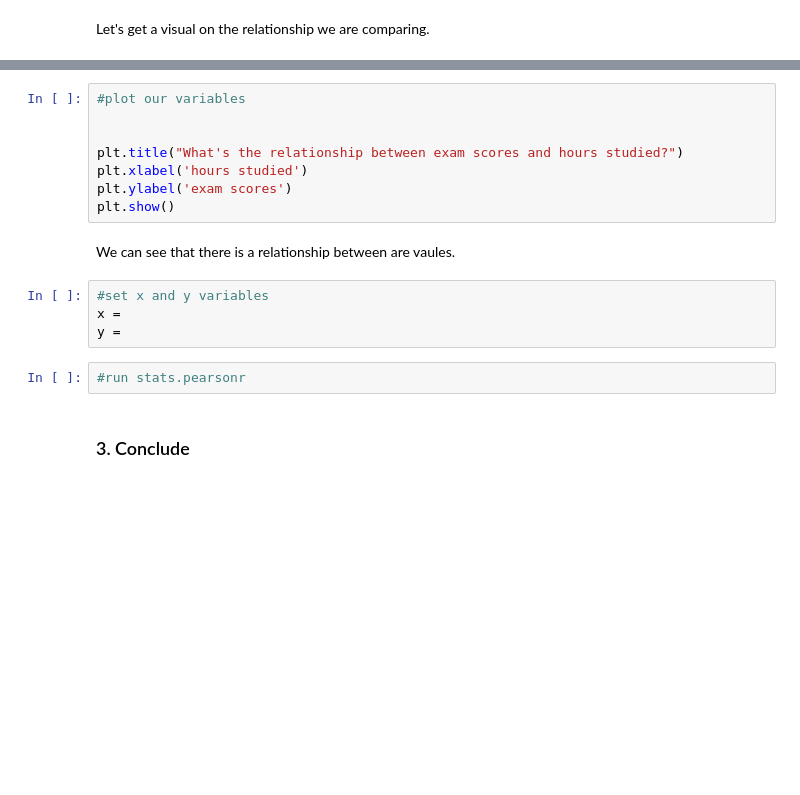
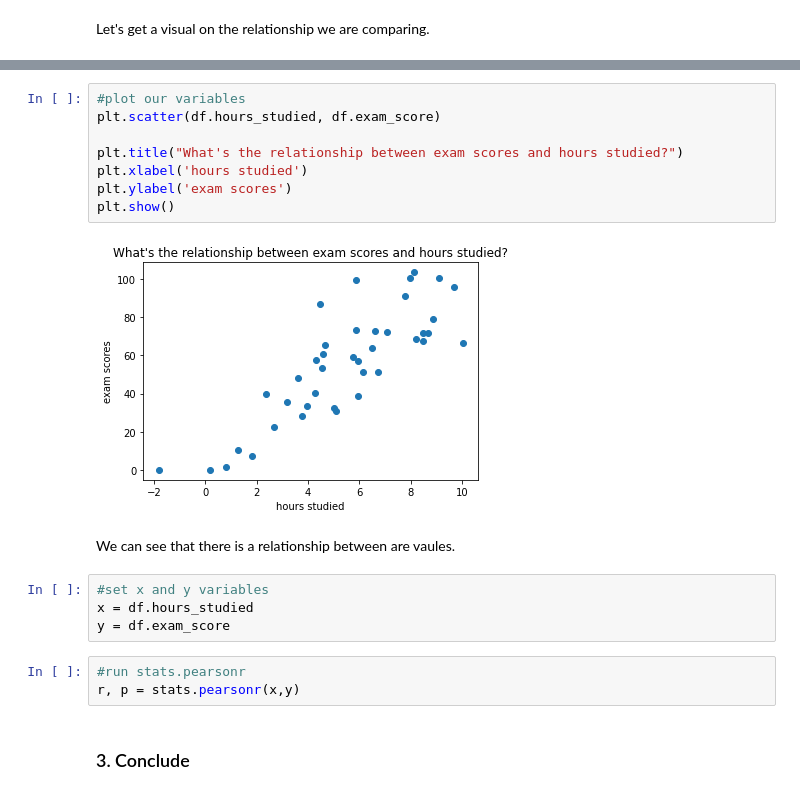
Before and after one commit to CodeupClassroom/leavitt-statistics-exercises, a Jupyter notebook: correlation_lesson.ipynb, the cells around one changed output, grey strips where cells are left out. Cells and saved outputs as stored; diff of their text form; blank space fills up the shorter version.

```diff
--- a/correlation_lesson.ipynb
+++ b/correlation_lesson.ipynb
@@ -54,19 +74,22 @@ Let's get a visual on the relationship we are comparing.
 # %%
 #plot our variables
-
+plt.scatter(df.hours_studied, df.exam_score)
 
 plt.title("What's the relationship between exam scores and hours studied?")
 plt.xlabel('hours studied')
 plt.ylabel('exam scores')
 plt.show()
+# %% [output]
+[figure, added]
 # %% [markdown]
 We can see that there is a relationship between are vaules.
 # %%
 #set x and y variables
-x =
-y =
+x = df.hours_studied
+y = df.exam_score
 # %%
 #run stats.pearsonr
+r, p = stats.pearsonr(x,y)
 # %% [markdown]
 ### 3. Conclude
 # %%
```
Also changed, not shown: parts of 40 cells of this notebook.
